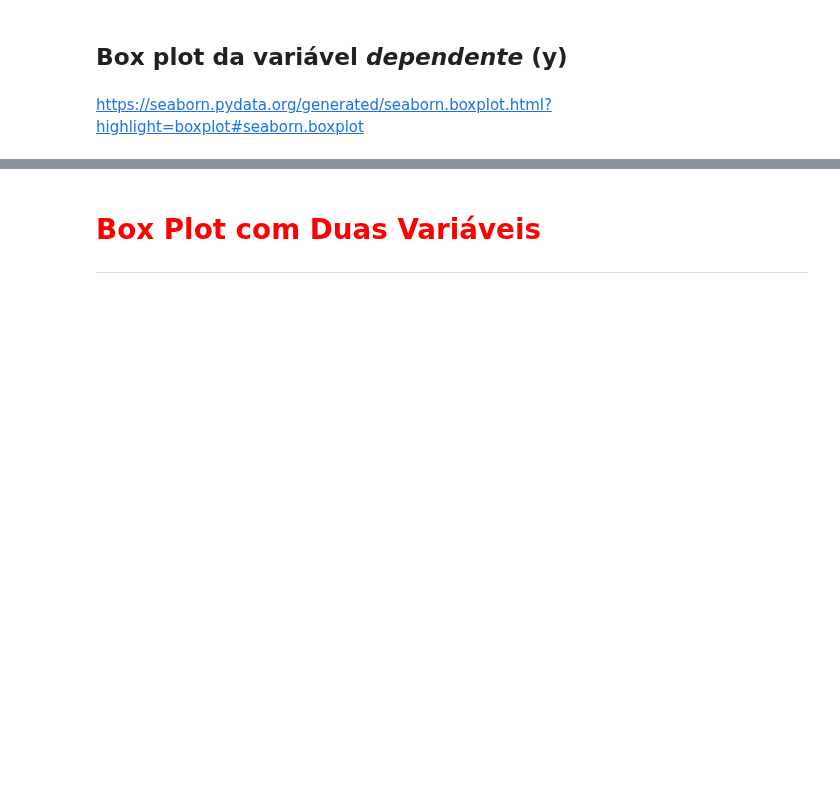
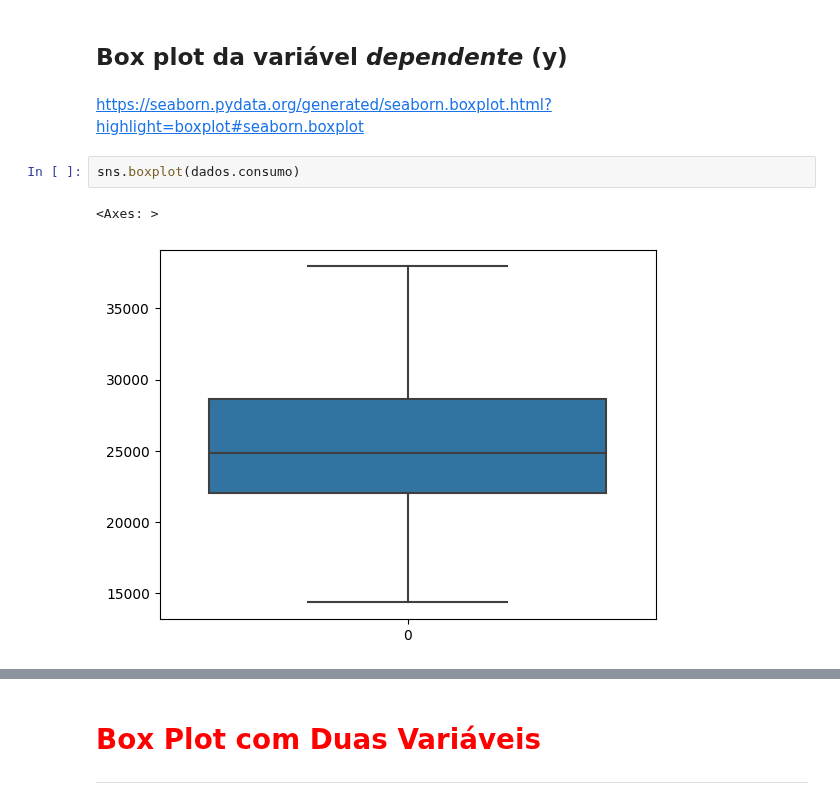
Before and after one commit to angelomaia/alura-cursos, a Jupyter notebook: Formação Estatística com Python/Regressao_Linear_1/Regressao_Linear.ipynb, the cells around one changed output, grey strips where cells are left out. Saved outputs shown, nothing was run; the diff lists cells and outputs as text; blank space fills up the shorter version.

```diff
--- a/Formação Estatística com Python/Regressao_Linear_1/Regressao_Linear.ipynb
+++ b/Formação Estatística com Python/Regressao_Linear_1/Regressao_Linear.ipynb
@@ -122,3 +139,8 @@ https://seaborn.pydata.org/
 ## Box plot da variável *dependente* (y)
 # %% [markdown]
 https://seaborn.pydata.org/generated/seaborn.boxplot.html?highlight=boxplot#seaborn.boxplot
+# %%
+sns.boxplot(dados.consumo)
+# %% [output]
+<Axes: >
+[figure, added]
```
Also changed, not shown: parts of 9 cells of this notebook.
